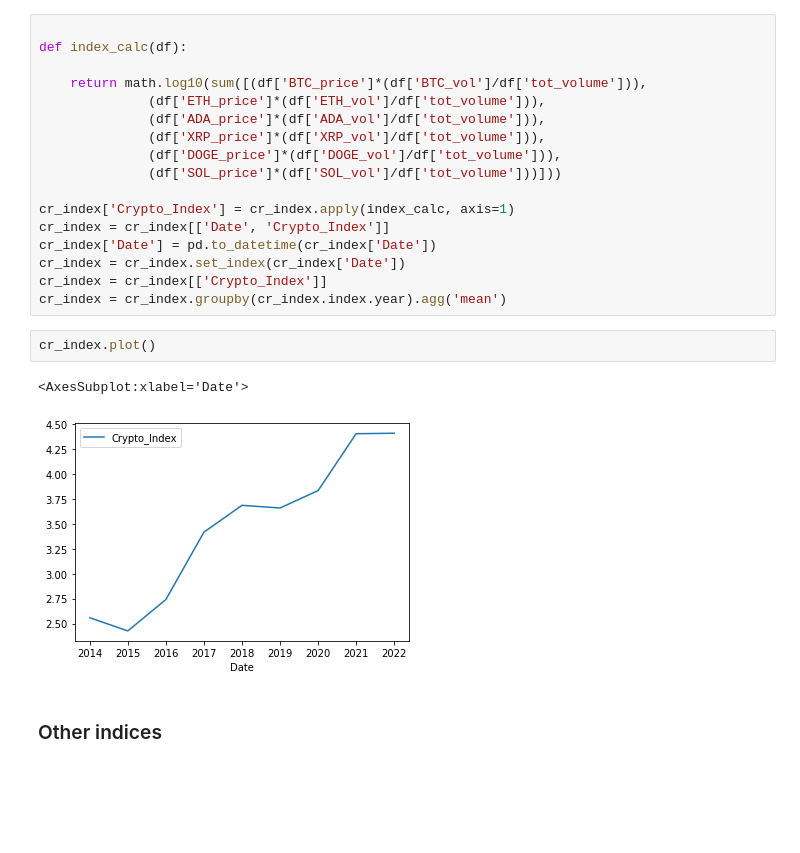
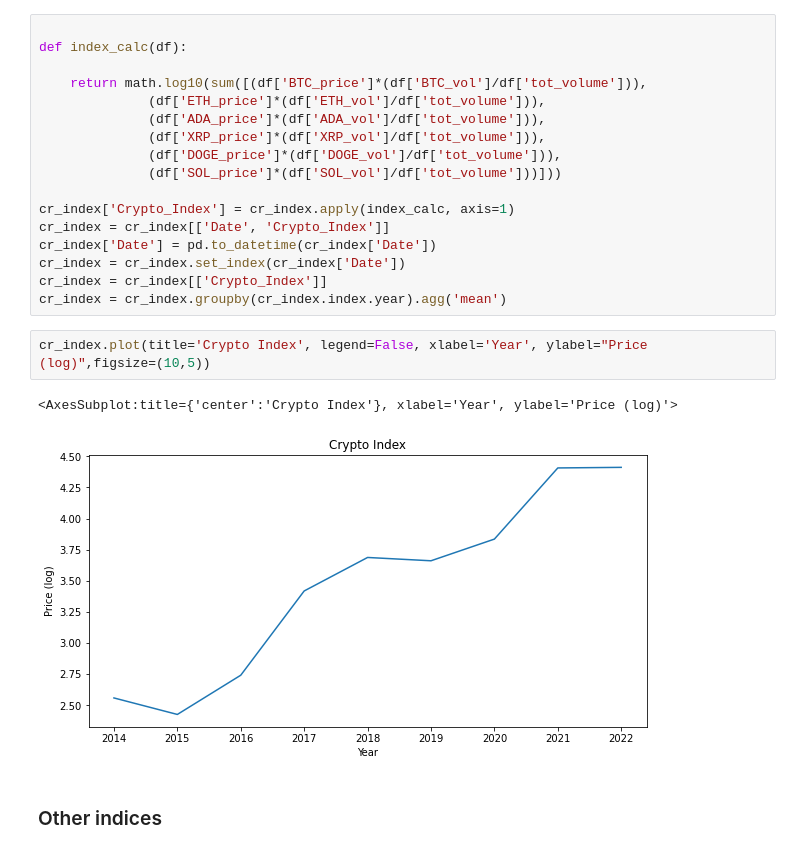
Before and after one commit to bang-a-coder/crypto-wrangling, a Jupyter notebook: crypto.ipynb, the cells around one changed output. Drawn from its saved outputs; the diff is of its cells as text; blank space fills up the shorter version.

```diff
--- a/crypto.ipynb
+++ b/crypto.ipynb
@@ -156,11 +156,11 @@ cr_index['Date'] = pd.to_datetime(cr_index['Date'])
 cr_index = cr_index.set_index(cr_index['Date'])
 cr_index = cr_index[['Crypto_Index']]
 cr_index = cr_index.groupby(cr_index.index.year).agg('mean')
-# %%
-cr_index.plot()
-# %% [output]
-<AxesSubplot:xlabel='Date'>
-[figure, removed]
+# %%
+cr_index.plot(title='Crypto Index', legend=False, xlabel='Year', ylabel="Price (log)",figsize=(10,5))
+# %% [output]
+<AxesSubplot:title={'center':'Crypto Index'}, xlabel='Year', ylabel='Price (log)'>
+[figure, added]
 # %% [markdown]
 ### Other indices
 # %%
```
Also changed, not shown: parts of 16 cells of this notebook, 1 other file.
